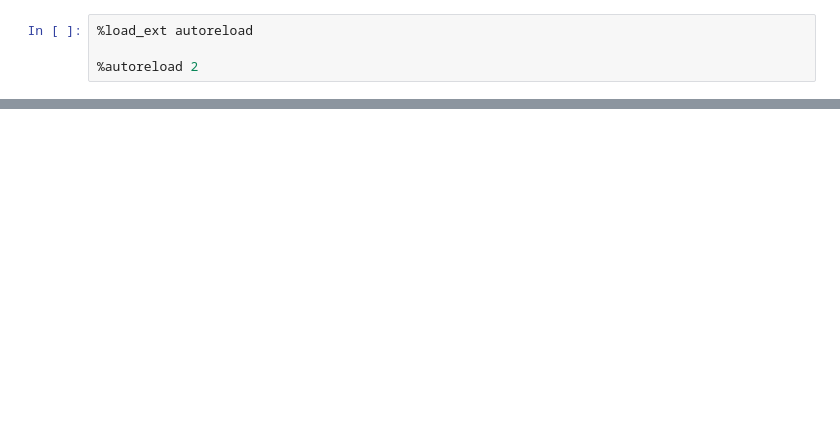
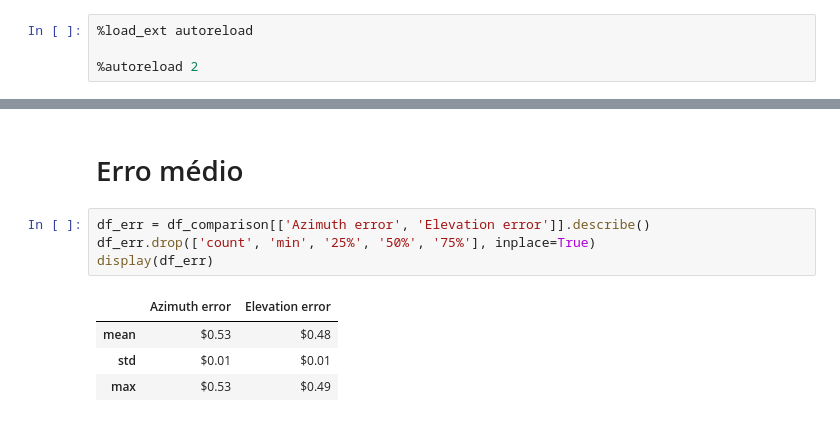
Before and after one commit to PI2-sunflower/satellite-tracker, a Jupyter notebook: notebooks/tracker_module_tests.ipynb, the cells around one changed output, grey strips where cells are left out. Cells and saved outputs as stored; diff of their text form; blank space fills up the shorter version.

```diff
--- a/notebooks/tracker_module_tests.ipynb
+++ b/notebooks/tracker_module_tests.ipynb
@@ -42,3 +146,14 @@ True
+# %% [markdown]
+# Erro médio
+# %%
+df_err = df_comparison[['Azimuth error', 'Elevation error']].describe()
+df_err.drop(['count', 'min', '25%', '50%', '75%'], inplace=True)
+display(df_err)
+# %% [output]
+|  | Azimuth error | Elevation error |
+| mean | $0.53 | $0.48 |
+| std | $0.01 | $0.01 |
+| max | $0.53 | $0.49 |
 # %%
 from datetime import timedelta
 
```
Also changed, not shown: parts of 10 cells of this notebook, 4 other files.
